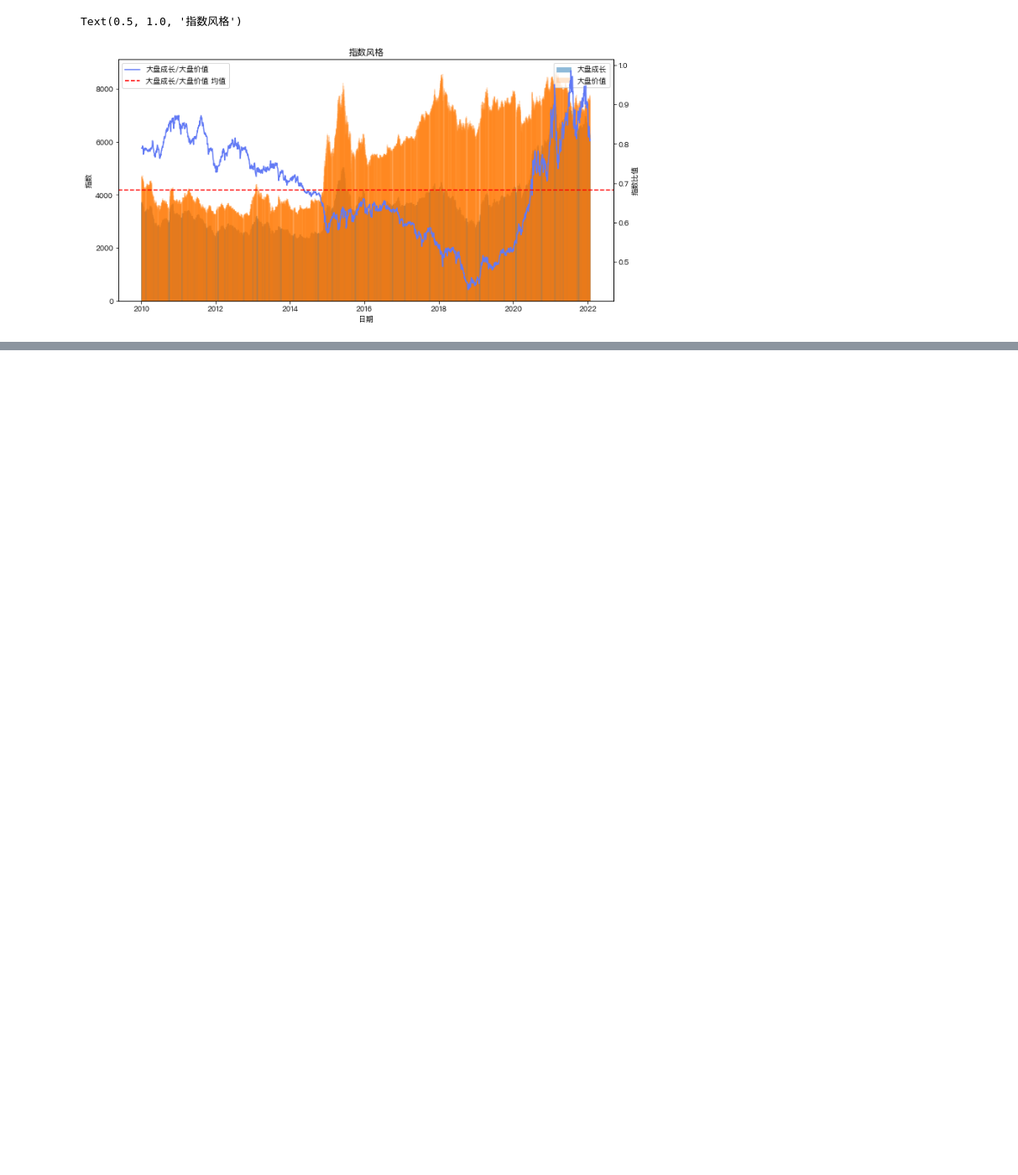
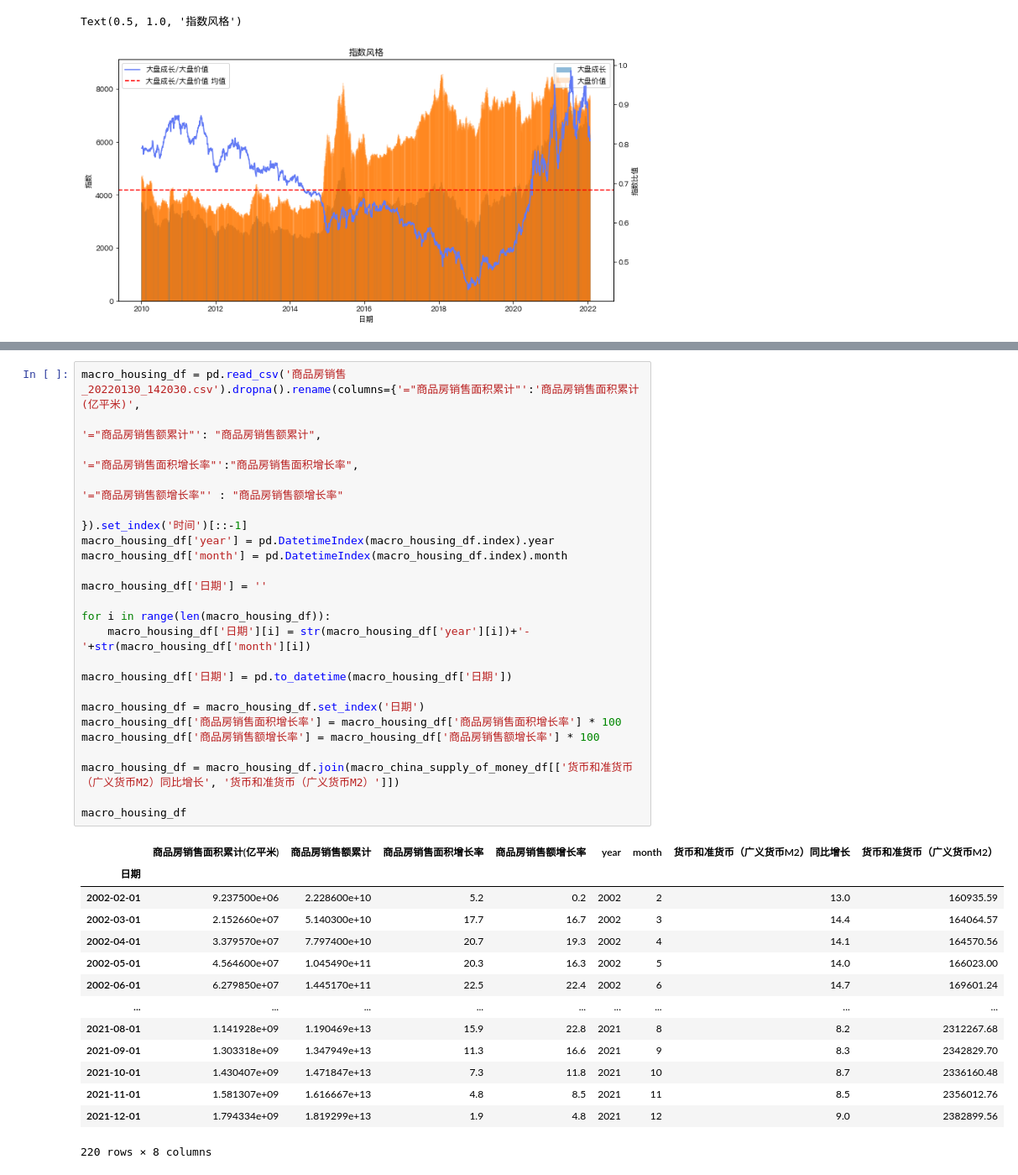
Before and after one commit to Seaaann/MyQuantReserch, a Jupyter notebook: Funds/Marco Research/MacroResearch.ipynb, the cells around one changed output, grey strips where cells are left out. Shown at 84% size. Cells and saved outputs as stored; diff of their text form; blank space fills up the shorter version.

```diff
--- a/Funds/Marco Research/MacroResearch.ipynb
+++ b/Funds/Marco Research/MacroResearch.ipynb
@@ -140,0 +207,38 @@ Text(0.5, 1.0, '指数风格')
+# %%
+macro_housing_df = pd.read_csv('商品房销售_20220130_142030.csv').dropna().rename(columns={'="商品房销售面积累计"':'商品房销售面积累计(亿平米)',
+                                                                                        '="商品房销售额累计"': "商品房销售额累计",
+                                                                                        '="商品房销售面积增长率"':"商品房销售面积增长率",
+                                                                                        '="商品房销售额增长率"' : "商品房销售额增长率"
+                                                                                                   }).set_index('时间')[::-1]
+macro_housing_df['year'] = pd.DatetimeIndex(macro_housing_df.index).year
+macro_housing_df['month'] = pd.DatetimeIndex(macro_housing_df.index).month
+
+macro_housing_df['日期'] = ''
+
+for i in range(len(macro_housing_df)):
+    macro_housing_df['日期'][i] = str(macro_housing_df['year'][i])+'-'+str(macro_housing_df['month'][i])
+
+macro_housing_df['日期'] = pd.to_datetime(macro_housing_df['日期'])
+
+macro_housing_df = macro_housing_df.set_index('日期')
+macro_housing_df['商品房销售面积增长率'] = macro_housing_df['商品房销售面积增长率'] * 100
+macro_housing_df['商品房销售额增长率'] = macro_housing_df['商品房销售额增长率'] * 100
+
+macro_housing_df = macro_housing_df.join(macro_china_supply_of_money_df[['货币和准货币（广义货币M2）同比增长', '货币和准货币（广义货币M2）']])
+
+macro_housing_df
+# %% [output]
+|  | 商品房销售面积累计(亿平米) | 商品房销售额累计 | 商品房销售面积增长率 | 商品房销售额增长率 | year | month | 货币和准货币（广义货币M2）同比增长 | 货币和准货币（广义货币M2） |
+| 日期 |  |  |  |  |  |  |  |  |
+| 2002-02-01 | 9.237500e+06 | 2.228600e+10 | 5.2 | 0.2 | 2002 | 2 | 13.0 | 160935.59 |
+| 2002-03-01 | 2.152660e+07 | 5.140300e+10 | 17.7 | 16.7 | 2002 | 3 | 14.4 | 164064.57 |
+| 2002-04-01 | 3.379570e+07 | 7.797400e+10 | 20.7 | 19.3 | 2002 | 4 | 14.1 | 164570.56 |
+| 2002-05-01 | 4.564600e+07 | 1.045490e+11 | 20.3 | 16.3 | 2002 | 5 | 14.0 | 166023.00 |
+| 2002-06-01 | 6.279850e+07 | 1.445170e+11 | 22.5 | 22.4 | 2002 | 6 | 14.7 | 169601.24 |
+| ... | ... | ... | ... | ... | ... | ... | ... | ... |
+| 2021-08-01 | 1.141928e+09 | 1.190469e+13 | 15.9 | 22.8 | 2021 | 8 | 8.2 | 2312267.68 |
+| 2021-09-01 | 1.303318e+09 | 1.347949e+13 | 11.3 | 16.6 | 2021 | 9 | 8.3 | 2342829.70 |
+| 2021-10-01 | 1.430407e+09 | 1.471847e+13 | 7.3 | 11.8 | 2021 | 10 | 8.7 | 2336160.48 |
+| 2021-11-01 | 1.581307e+09 | 1.616667e+13 | 4.8 | 8.5 | 2021 | 11 | 8.5 | 2356012.76 |
+| 2021-12-01 | 1.794334e+09 | 1.819299e+13 | 1.9 | 4.8 | 2021 | 12 | 9.0 | 2382899.56 |
+220 rows × 8 columns
```
Also changed, not shown: parts of 7 cells of this notebook, 3 other files.
